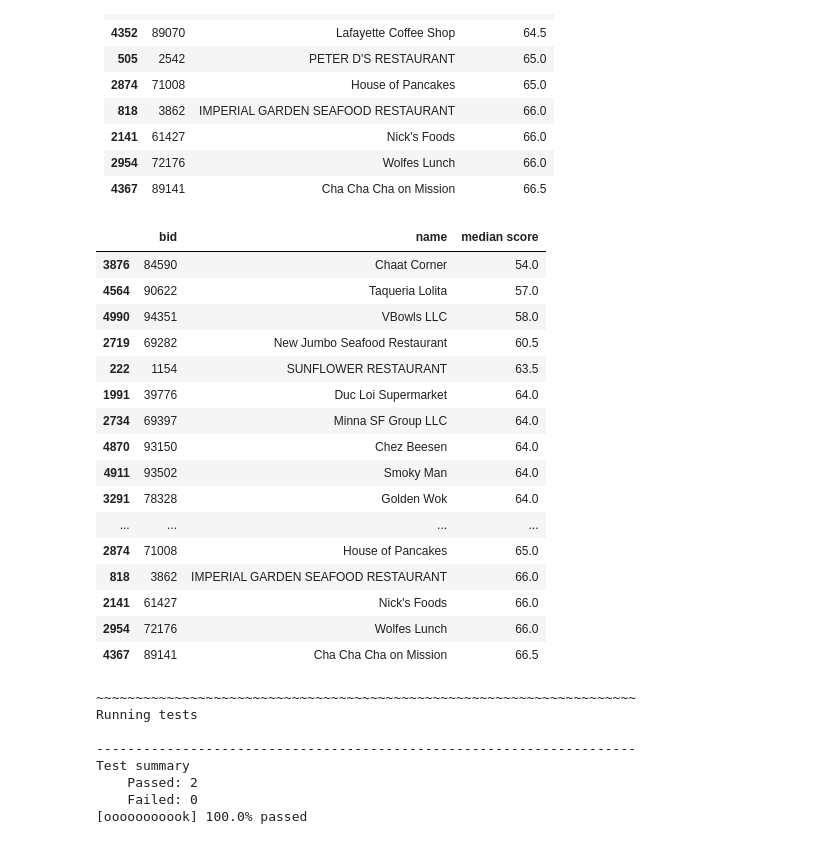
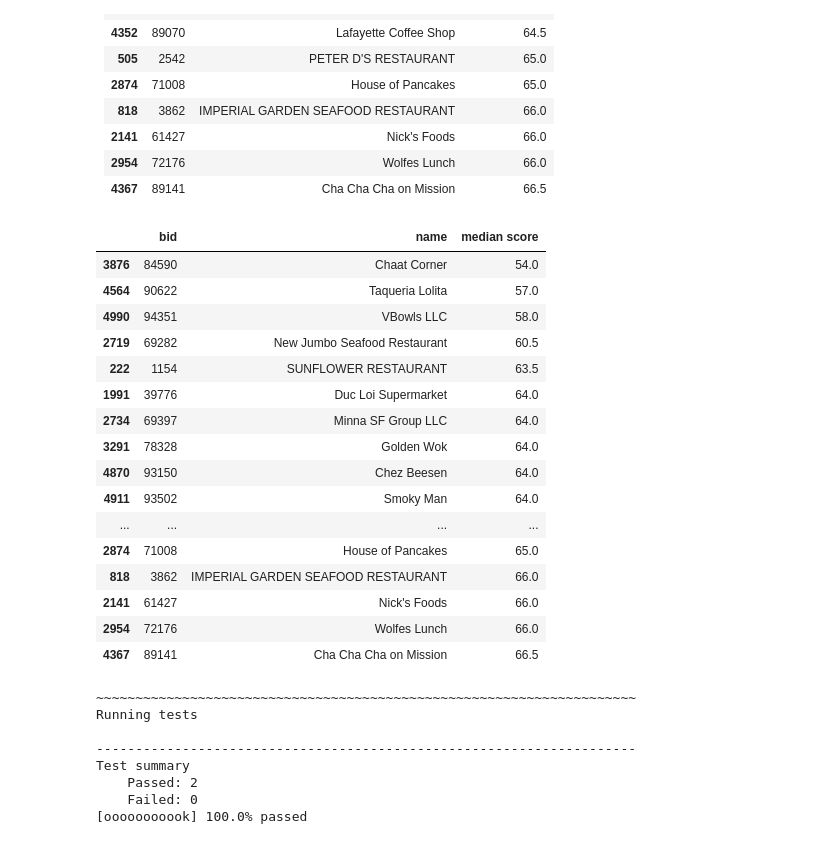
Before and after one commit to mkmark/CS-C200A-sp20, a Jupyter notebook: proj/proj1a/proj1a.ipynb, the cells around one changed output. Cells and saved outputs as stored; diff of their text form; code cells hidden in the pictures.

```diff
--- a/proj/proj1a/proj1a.ipynb
+++ b/proj/proj1a/proj1a.ipynb
@@ -1010,13 +991,8 @@ name: q3f
 points: 2
 -->
 # %%
-bus['postal5'] = bus['postal_code']
-for i in invalid_zip_bus.index:
-    left5 = bus.loc[i,'postal5'][:5]
-    if pd.Series([left5]).isin(valid_zips).values:
-        bus.loc[i,'postal5'] = left5
-    else:
-        bus.loc[i,'postal5'] = None
+bus['postal5'] = bus['postal_code'].str[0:5]
+bus.loc[bus[~bus.loc[:,'postal5'].isin(valid_zips)].index,'postal5'] = None
 
 # Checking the corrected postal5 column
 bus.loc[invalid_zip_bus.index, ['bid', "name", 'postal_code', 'postal5']]
@@ -1230,4 +1206,5 @@ name: q4cii
 points: 1
 -->
 # %%
-ins['timestamp'] = pd.to_datetime(ins['date'],dayfirst=True)
+ins['timestamp'] = pd.to_datetime(ins['date'])
+ins
@@ -1493,7 +1492,7 @@ name: q5a
 points: 1
 -->
 # %%
-ins_named = pd.merge(ins, bus, left_on = 'bid', right_on = 'bid')
+ins_named = pd.merge(ins, bus.loc[:,"bid":"address"], left_on = 'bid', right_on = 'bid')
 ins_named.head()
 # %% [output]
 |  | iid | date | score | type | bid | timestamp | year | count | Missing Score | name | ... |
@@ -1536,22 +1535,22 @@ points: 3
 # %%
 twenty_lowest_scoring = ins_named[["bid","name","score"]]
 twenty_lowest_scoring = twenty_lowest_scoring[~(twenty_lowest_scoring['score'] == -1)]
 twenty_lowest_scoring = twenty_lowest_scoring.groupby(["bid","name"], as_index=False).agg({"score" : np.median})
 twenty_lowest_scoring = twenty_lowest_scoring.rename(columns={"score":"median score"})
-twenty_lowest_scoring = twenty_lowest_scoring.sort_values(["median score"], ascending=True).iloc[0:20]
+twenty_lowest_scoring = twenty_lowest_scoring.sort_values(["median score","bid"], ascending=True).iloc[0:20]
 twenty_lowest_scoring
 # %% [output]
 |  | bid | name | median score |
 | 3876 | 84590 | Chaat Corner | 54.0 |
 | 4564 | 90622 | Taqueria Lolita | 57.0 |
 | 4990 | 94351 | VBowls LLC | 58.0 |
 | 2719 | 69282 | New Jumbo Seafood Restaurant | 60.5 |
 | 222 | 1154 | SUNFLOWER RESTAURANT | 63.5 |
 | 1991 | 39776 | Duc Loi Supermarket | 64.0 |
 | 2734 | 69397 | Minna SF Group LLC | 64.0 |
+| 3291 | 78328 | Golden Wok | 64.0 |
 | 4870 | 93150 | Chez Beesen | 64.0 |
 | 4911 | 93502 | Smoky Man | 64.0 |
-| 3291 | 78328 | Golden Wok | 64.0 |
 | ... | ... | ... | ... |
 | 2874 | 71008 | House of Pancakes | 65.0 |
 | 818 | 3862 | IMPERIAL GARDEN SEAFOOD RESTAURANT | 66.0 |
```
Also changed, not shown: parts of 20 cells of this notebook.
